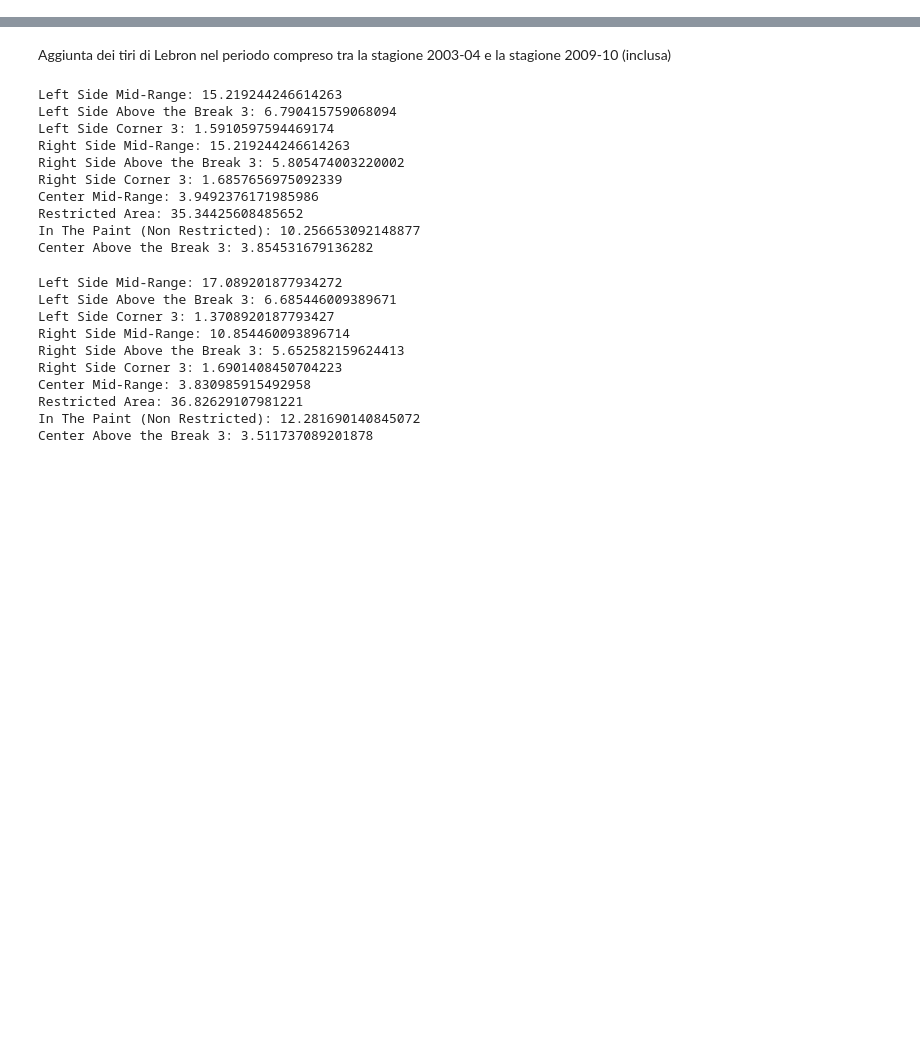
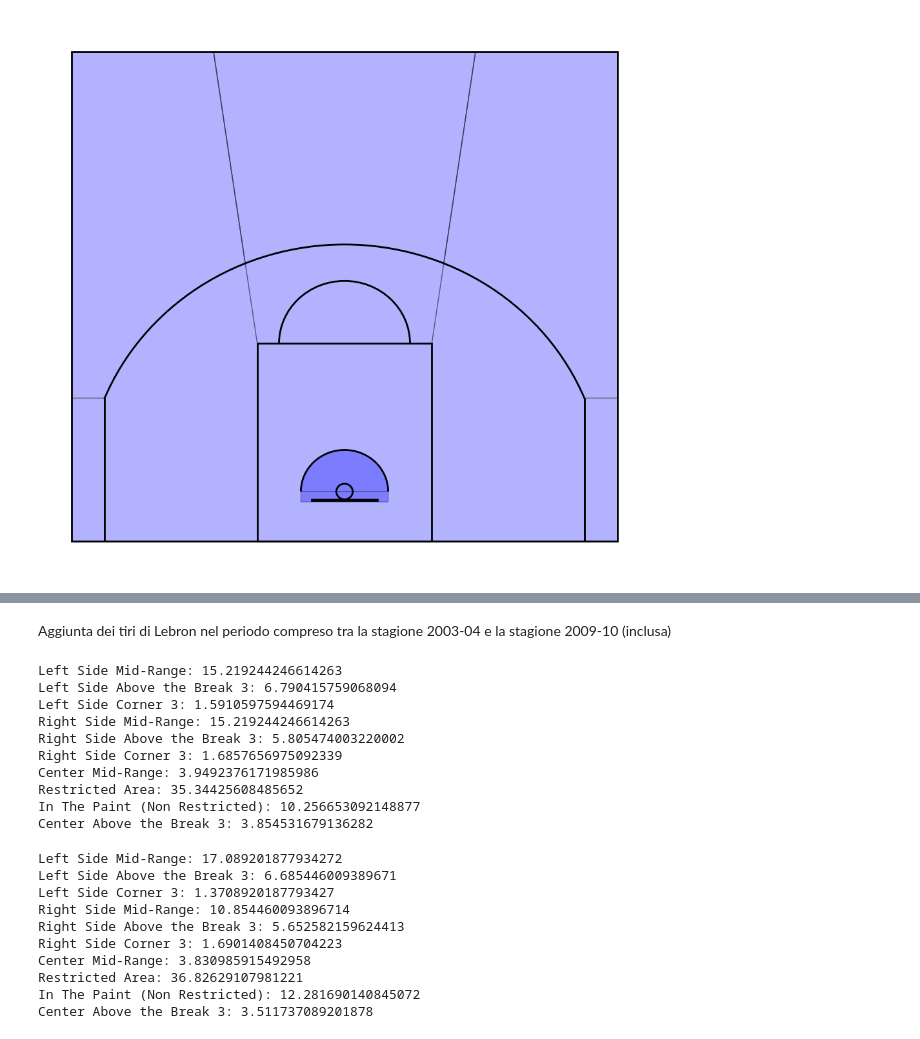
Before and after one commit to francescobortuzzo/DataScienceProject, a Jupyter notebook: creazione_plot/plot.ipynb, the cells around one changed output, grey strips where cells are left out. Cells and saved outputs as stored; diff of their text form; code cells hidden in the pictures; blank space fills up the shorter version.

```diff
--- a/creazione_plot/plot.ipynb
+++ b/creazione_plot/plot.ipynb
@@ -198,3 +173,18 @@ plt.show()
+# %%
+fig, ax = plt.subplots(figsize=(12, 11))
+
+create_polygons()
+for area in create_polygons().values():
+    plt.fill(*area.exterior.xy, color='blue', alpha=0.3, zorder=0, edgecolor='black')
+
+draw_court(ax=ax)
+
+plt.xlim(-275, 275)
+plt.ylim(-75, 450)
+plt.axis('off')
+plt.show()
+# %% [output]
+[figure, added]
 # %%
 # Read in the data
 df = pd.read_pickle("LeBronShots.pickle")
```
Also changed, not shown: parts of 7 cells of this notebook.
